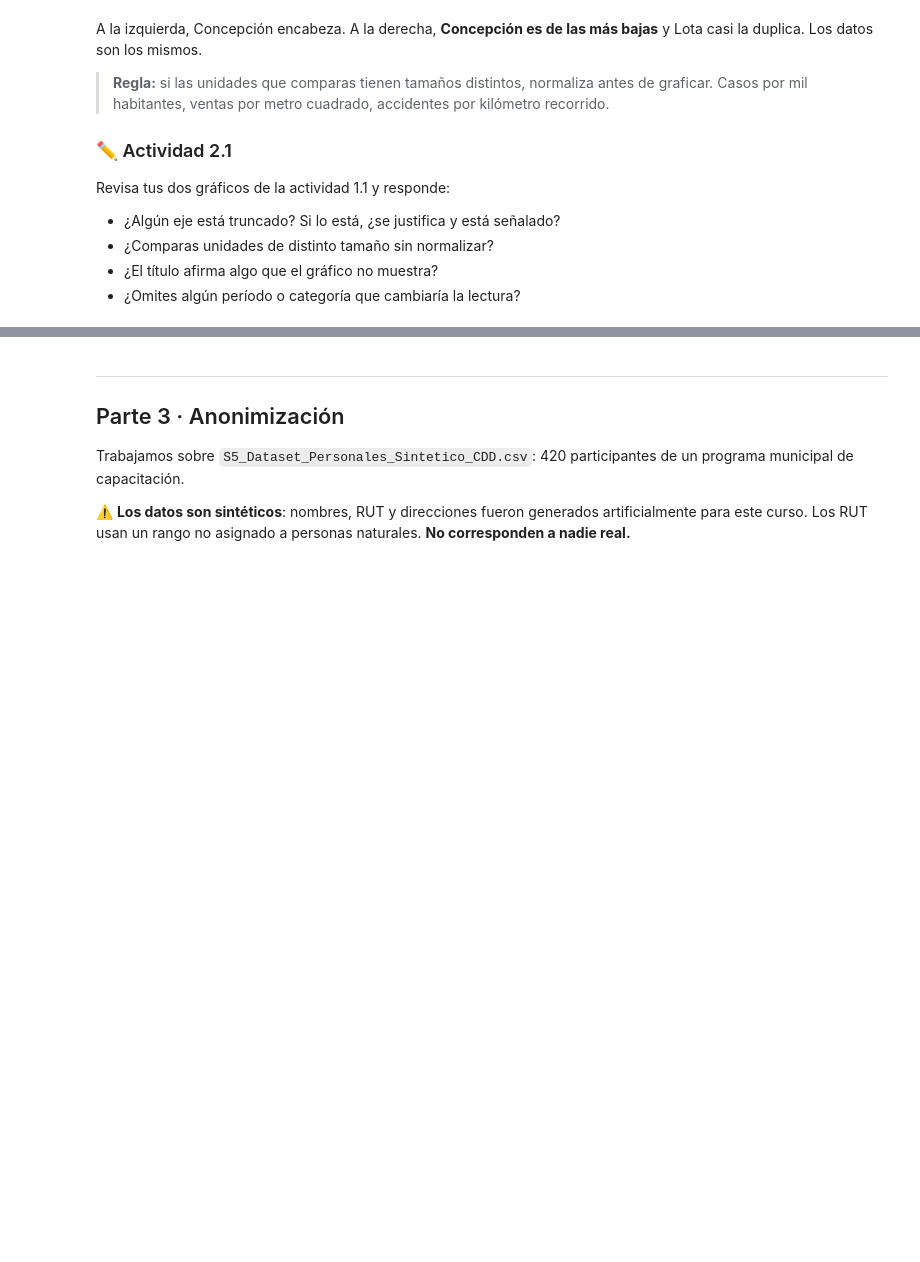
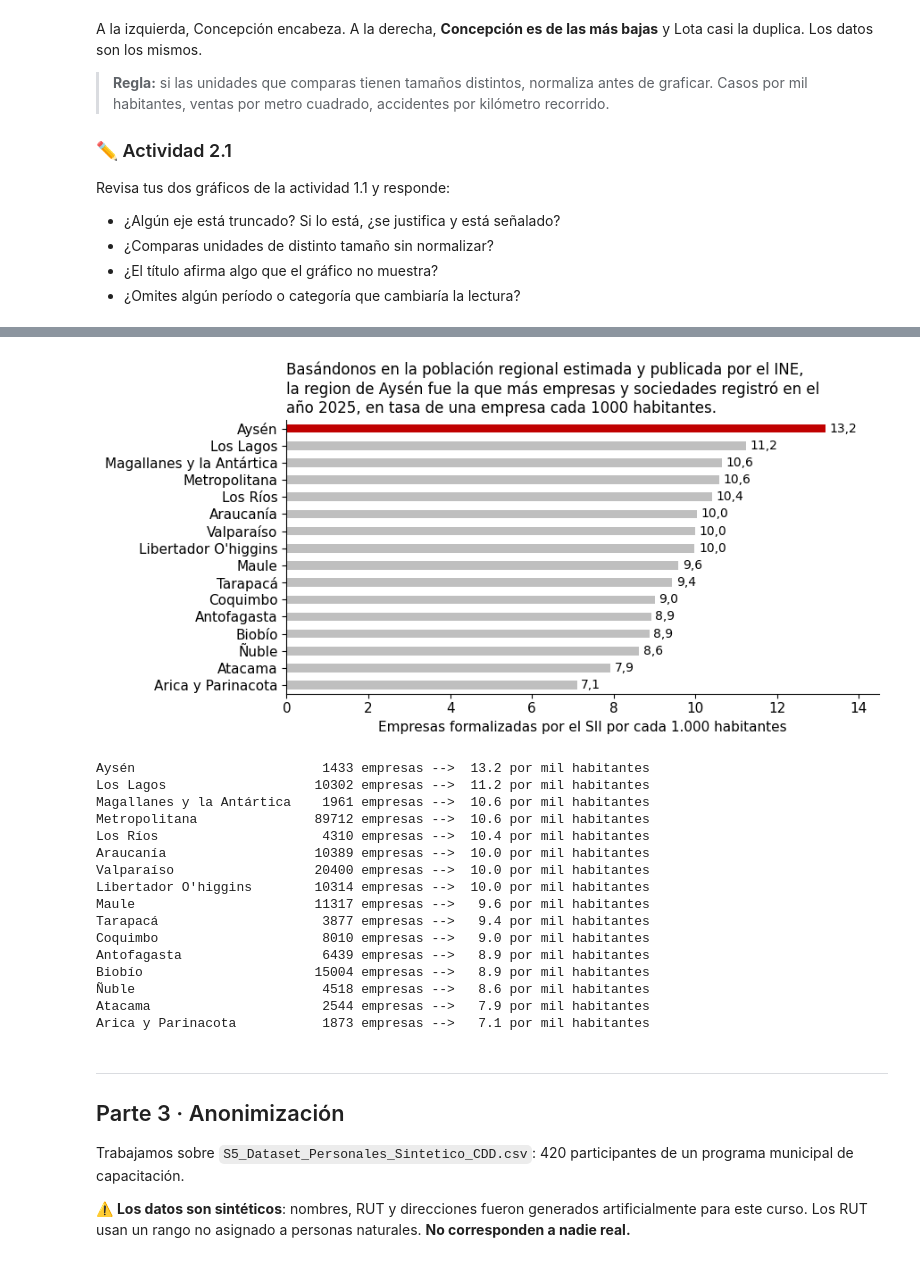
Before and after one commit to beneducarrco99/S5_Laboratorio5_CDD_Carrasco_Benjamin, a Jupyter notebook: S5_Notebook_Laboratorio_CDD_Carrasco_Benjamin.ipynb, the cells around one changed output, grey strips where cells are left out. Cells and saved outputs as stored; diff of their text form; code cells hidden in the pictures; blank space fills up the shorter version.

```diff
--- a/S5_Notebook_Laboratorio_CDD_Carrasco_Benjamin.ipynb
+++ b/S5_Notebook_Laboratorio_CDD_Carrasco_Benjamin.ipynb
@@ -318,3 +276,56 @@ _Tu autorrevisión:_
+# %%
+# Declaramos las poblaciones estimadas del año 2025
+poblacion = {
+    "Arica y Parinacota": 263687, "Tarapacá": 410903, "Antofagasta": 722120,
+    "Atacama": 320864, "Coquimbo": 889273, "Valparaíso": 2040166,
+    "Metropolitana": 8471244, "Libertador O'higgins": 1033238, "Maule": 1181074,
+    "Ñuble": 523876, "Biobío": 1690616, "Araucanía": 1035918, "Los Ríos": 414293,
+    "Los Lagos": 916721, "Aysén": 108744, "Magallanes y la Antártica": 184216,
+}
+
+# Empresas por cada mil habitantes
+tasa = (empresas / pd.Series(poblacion) * 1000).sort_values()
+
+fig, ax = plt.subplots(figsize=(9, 4.5))
+colores = ['#BFBFBF'] * len(tasa)
+colores[-1] = '#C00000'
+tasa.plot.barh(ax=ax, color=colores)
+titulo = ("Basándonos en la población regional estimada y publicada por el INE, la "
+          "region de Aysén fue la que más empresas y sociedades registró en "
+          "el año 2025, en tasa de una empresa cada 1000 habitantes.")
+ax.set_title(textwrap.fill(titulo, width=70), loc="left", fontsize=12)
+ax.set_xlabel('Empresas formalizadas por el SII por cada 1.000 habitantes')
+ax.set_ylabel('')
+ax.set_xlim(0, tasa.max() * 1.1)
+
+for i, v in enumerate(tasa):
+    ax.text(v + 0.1, i, f'{v:.1f}'.replace('.', ','), va='center', fontsize=10)
+plt.tight_layout(); plt.show()
+
+regiones = tasa.index
+empresas = empresas[regiones]
+
+# Comparativa del total x tasa
+for r, k, t in sorted(zip(regiones, empresas, tasa), key=lambda x: -x[2]):
+    print(f'{r:26s} {k:6d} empresas --> {t:5.1f} por mil habitantes')
+# %% [output]
+[figure, added]
+Aysén                        1433 empresas -->  13.2 por mil habitantes
+Los Lagos                   10302 empresas -->  11.2 por mil habitantes
+Magallanes y la Antártica    1961 empresas -->  10.6 por mil habitantes
+Metropolitana               89712 empresas -->  10.6 por mil habitantes
+Los Ríos                     4310 empresas -->  10.4 por mil habitantes
+Araucanía                   10389 empresas -->  10.0 por mil habitantes
+Valparaíso                  20400 empresas -->  10.0 por mil habitantes
+Libertador O'higgins        10314 empresas -->  10.0 por mil habitantes
+Maule                       11317 empresas -->   9.6 por mil habitantes
+Tarapacá                     3877 empresas -->   9.4 por mil habitantes
+Coquimbo                     8010 empresas -->   9.0 por mil habitantes
+Antofagasta                  6439 empresas -->   8.9 por mil habitantes
+Biobío                      15004 empresas -->   8.9 por mil habitantes
+Ñuble                        4518 empresas -->   8.6 por mil habitantes
+Atacama                      2544 empresas -->   7.9 por mil habitantes
+Arica y Parinacota           1873 empresas -->   7.1 por mil habitantes
 # %% [markdown]
 ---
 ## Parte 3 · Anonimización
```
Also changed, not shown: parts of 11 cells of this notebook.
